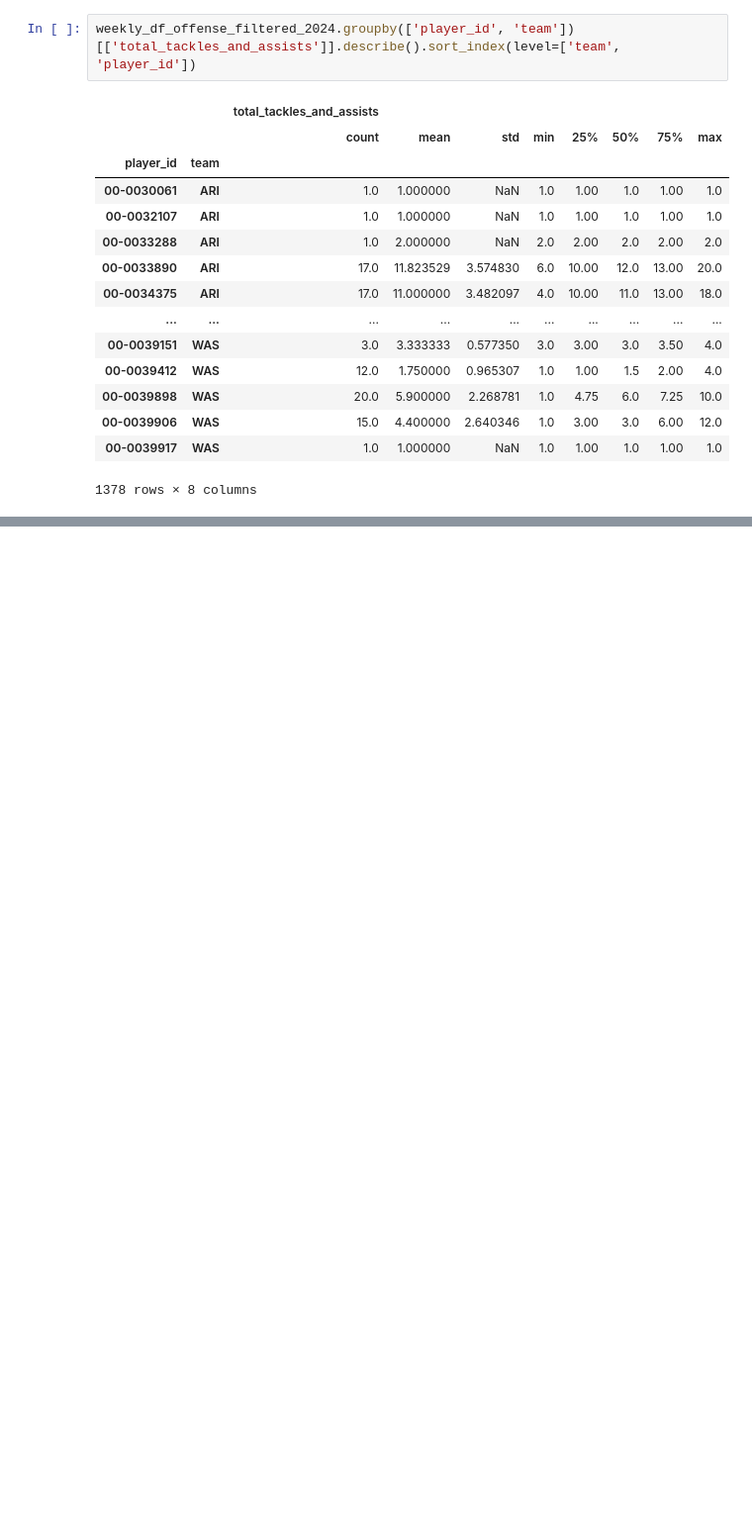
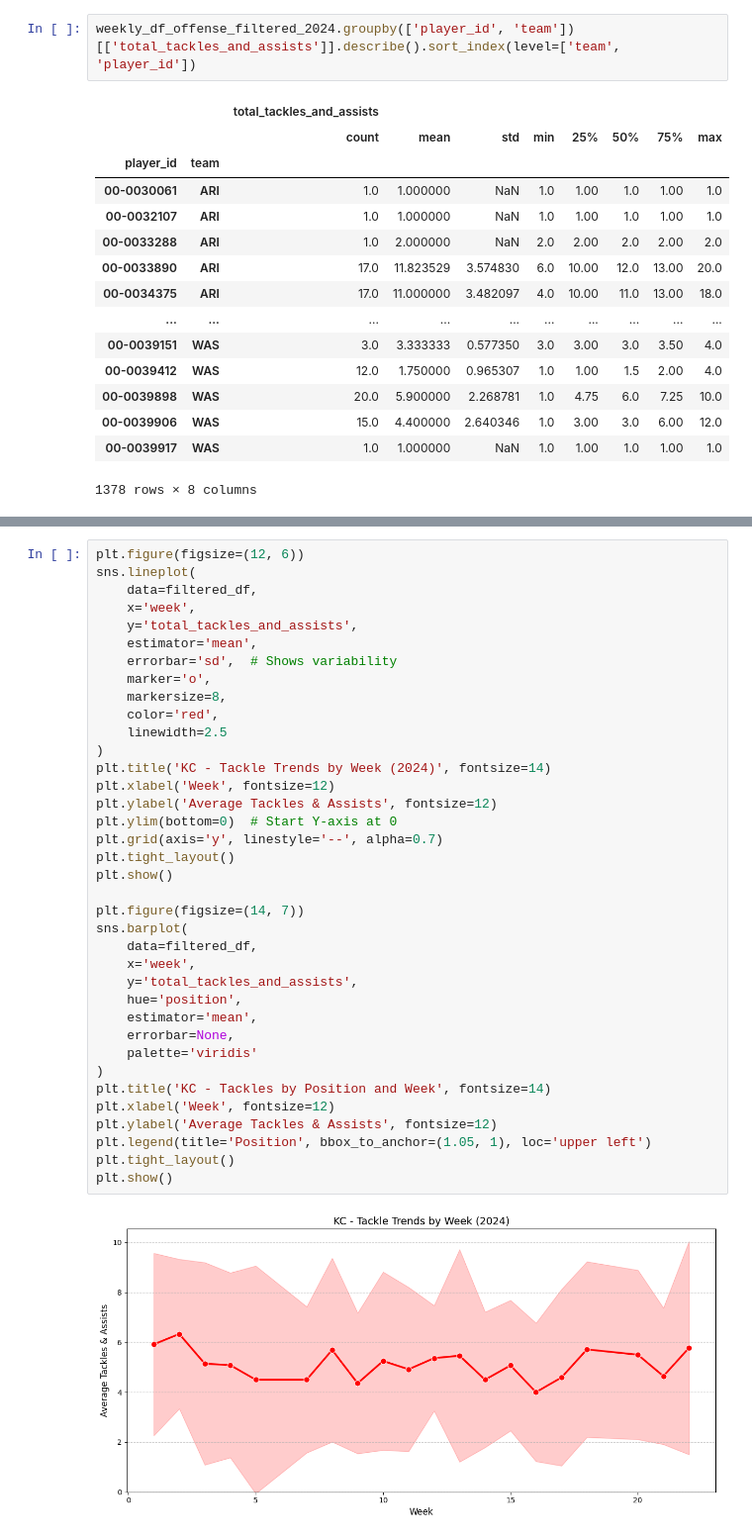
Before and after one commit to Ejaramillo1/nfl_ml_project, a Jupyter notebook: notebook/data/EDA_NFL.ipynb, the cells around one changed output, grey strips where cells are left out. Shown at 99% size. Drawn from its saved outputs; the diff is of its cells as text; blank space fills up the shorter version.

```diff
--- a/notebook/data/EDA_NFL.ipynb
+++ b/notebook/data/EDA_NFL.ipynb
@@ -279,0 +505,39 @@ weekly_df_offense_filtered_2024.groupby(['player_id', 'team'])[['total_tackles_a
+# %%
+plt.figure(figsize=(12, 6))
+sns.lineplot(
+    data=filtered_df,
+    x='week',
+    y='total_tackles_and_assists',
+    estimator='mean',
+    errorbar='sd',  # Shows variability
+    marker='o',
+    markersize=8,
+    color='red',
+    linewidth=2.5
+)
+plt.title('KC - Tackle Trends by Week (2024)', fontsize=14)
+plt.xlabel('Week', fontsize=12)
+plt.ylabel('Average Tackles & Assists', fontsize=12)
+plt.ylim(bottom=0)  # Start Y-axis at 0
+plt.grid(axis='y', linestyle='--', alpha=0.7)
+plt.tight_layout()
+plt.show()
+
+plt.figure(figsize=(14, 7))
+sns.barplot(
+    data=filtered_df,
+    x='week',
+    y='total_tackles_and_assists',
+    hue='position',
+    estimator='mean',
+    errorbar=None,
+    palette='viridis'
+)
+plt.title('KC - Tackles by Position and Week', fontsize=14)
+plt.xlabel('Week', fontsize=12)
+plt.ylabel('Average Tackles & Assists', fontsize=12)
+plt.legend(title='Position', bbox_to_anchor=(1.05, 1), loc='upper left')
+plt.tight_layout()
+plt.show()
+# %% [output]
+[figure, added]
```
Also changed, not shown: parts of 17 cells of this notebook.
